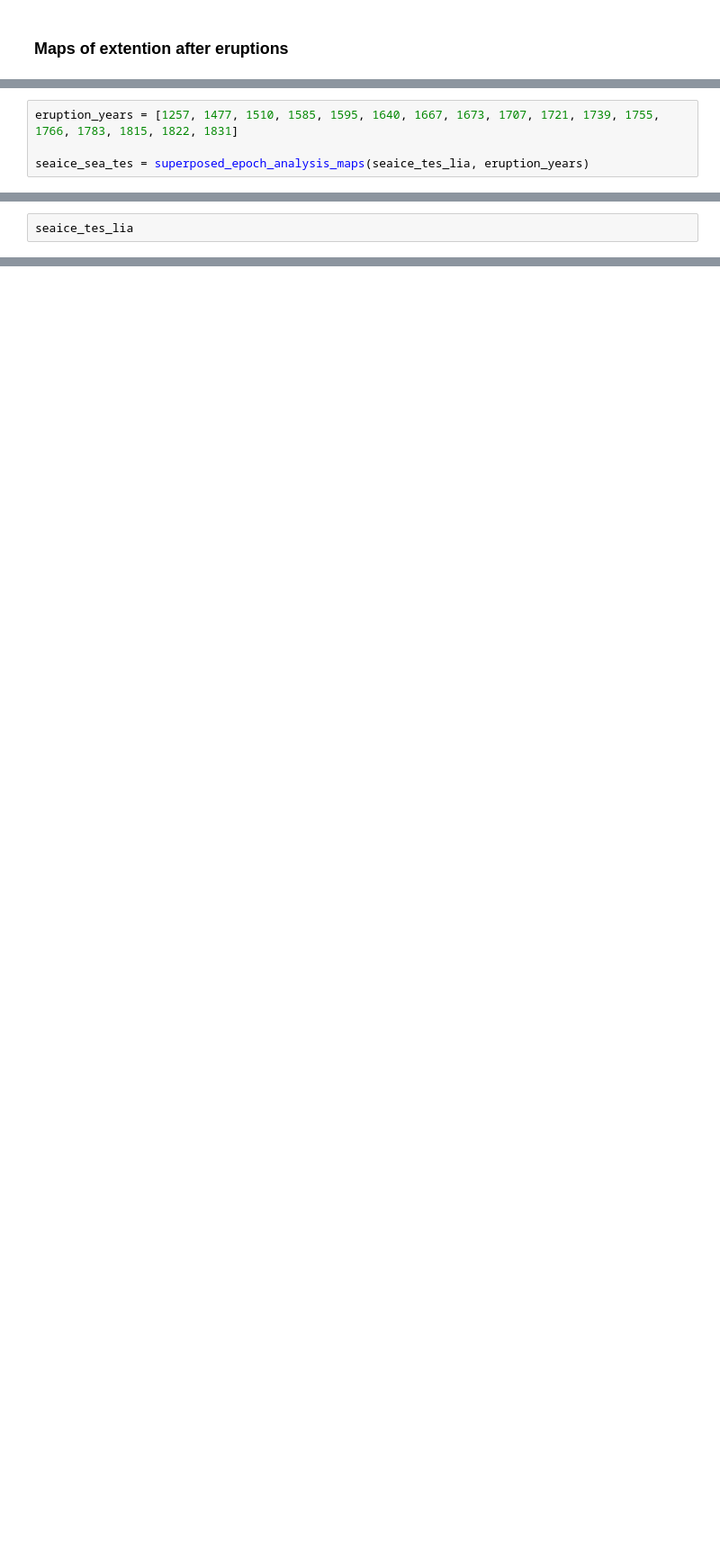
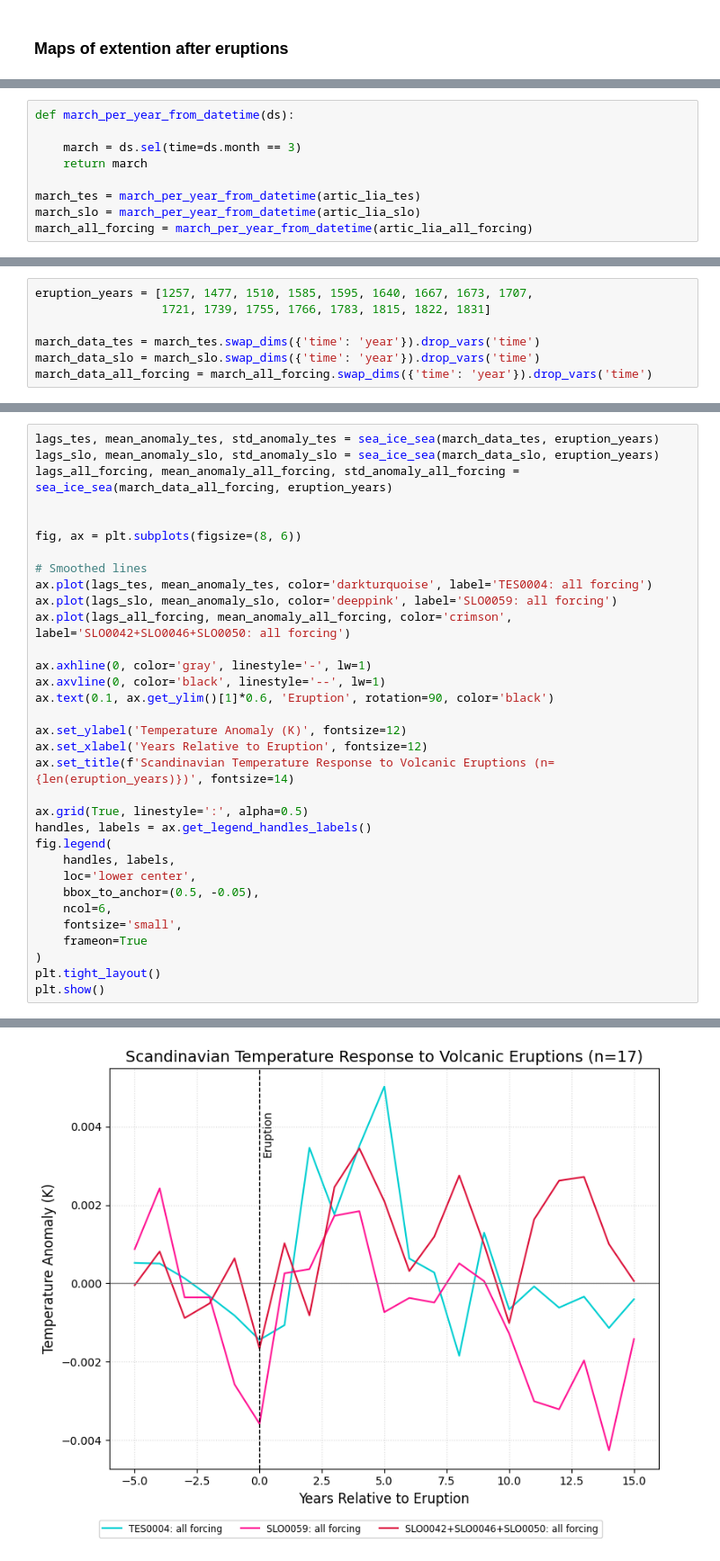
Before and after one commit to EliHHogemo/lia, a Jupyter notebook: sea_ice_cover.ipynb, the cells around one changed output, grey strips where cells are left out. Shown at 90% size. Saved outputs shown, nothing was run; the diff lists cells and outputs as text; blank space fills up the shorter version.

```diff
--- a/sea_ice_cover.ipynb
+++ b/sea_ice_cover.ipynb
@@ -179 +189,10 @@ plt.show()
+# %%
+def march_per_year_from_datetime(ds):
+
+    march = ds.sel(time=ds.month == 3)
+    return march
+
+march_tes = march_per_year_from_datetime(artic_lia_tes)
+march_slo = march_per_year_from_datetime(artic_lia_slo)
+march_all_forcing = march_per_year_from_datetime(artic_lia_all_forcing)
 # %%
@@ -206,4 +244,7 @@ def superposed_epoch_analysis_maps(data, eruption_years, window_before=5, window
 # %%
-eruption_years = [1257, 1477, 1510, 1585, 1595, 1640, 1667, 1673, 1707, 1721, 1739, 1755, 1766, 1783, 1815, 1822, 1831]
+eruption_years = [1257, 1477, 1510, 1585, 1595, 1640, 1667, 1673, 1707,
+                  1721, 1739, 1755, 1766, 1783, 1815, 1822, 1831]
 
-seaice_sea_tes = superposed_epoch_analysis_maps(seaice_tes_lia, eruption_years)
+march_data_tes = march_tes.swap_dims({'time': 'year'}).drop_vars('time')
+march_data_slo = march_slo.swap_dims({'time': 'year'}).drop_vars('time')
+march_data_all_forcing = march_all_forcing.swap_dims({'time': 'year'}).drop_vars('time')
@@ -212,3 +251,34 @@ AttributeError: 'Dataset' object has no attribute 'year'
 # %%
-seaice_tes_lia
+lags_tes, mean_anomaly_tes, std_anomaly_tes = sea_ice_sea(march_data_tes, eruption_years)
+lags_slo, mean_anomaly_slo, std_anomaly_slo = sea_ice_sea(march_data_slo, eruption_years)
+lags_all_forcing, mean_anomaly_all_forcing, std_anomaly_all_forcing = sea_ice_sea(march_data_all_forcing, eruption_years)
+
+
+fig, ax = plt.subplots(figsize=(8, 6))
+
+# Smoothed lines
+ax.plot(lags_tes, mean_anomaly_tes, color='darkturquoise', label='TES0004: all forcing')
+ax.plot(lags_slo, mean_anomaly_slo, color='deeppink', label='SLO0059: all forcing')
+ax.plot(lags_all_forcing, mean_anomaly_all_forcing, color='crimson', label='SLO0042+SLO0046+SLO0050: all forcing')
+
+ax.axhline(0, color='gray', linestyle='-', lw=1)
+ax.axvline(0, color='black', linestyle='--', lw=1)
+ax.text(0.1, ax.get_ylim()[1]*0.6, 'Eruption', rotation=90, color='black')
+
+ax.set_ylabel('Temperature Anomaly (K)', fontsize=12)
+ax.set_xlabel('Years Relative to Eruption', fontsize=12)
+ax.set_title(f'Scandinavian Temperature Response to Volcanic Eruptions (n={len(eruption_years)})', fontsize=14)
+
+ax.grid(True, linestyle=':', alpha=0.5)
+handles, labels = ax.get_legend_handles_labels()
+fig.legend(
+    handles, labels,
+    loc='lower center',
+    bbox_to_anchor=(0.5, -0.05),
+    ncol=6,
+    fontsize='small',
+    frameon=True
+)
+plt.tight_layout()
+plt.show()
 # %% [output]
@@ -228,0 +286 @@ Attributes:
+[figure, added]
```
Also changed, not shown: parts of 7 cells of this notebook, 2 other files.
